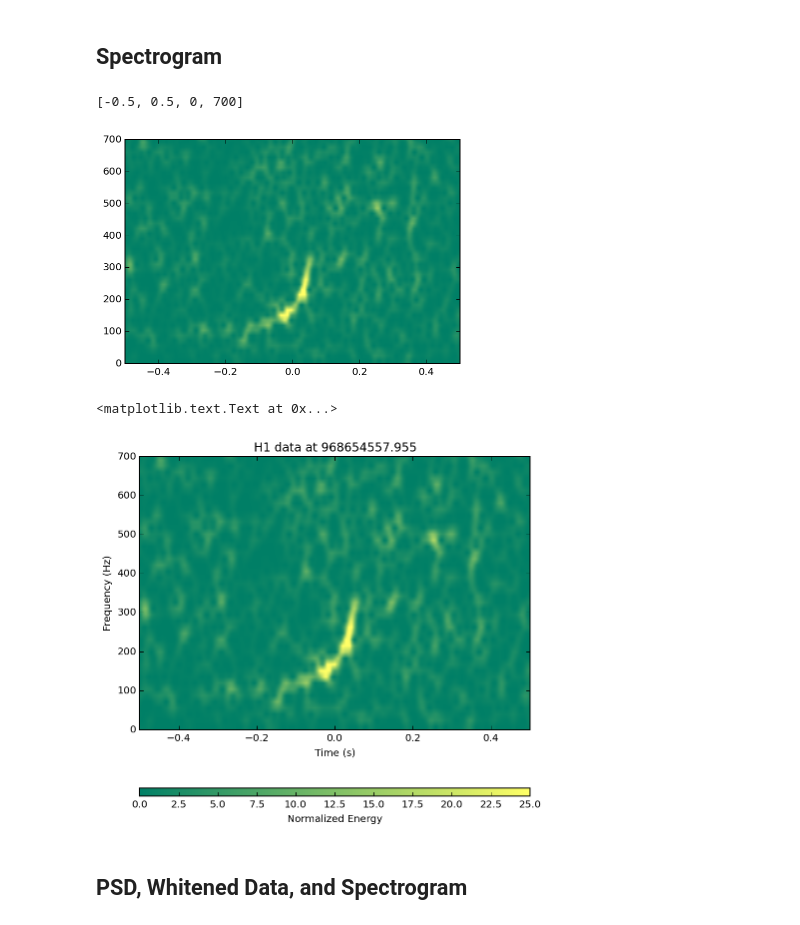
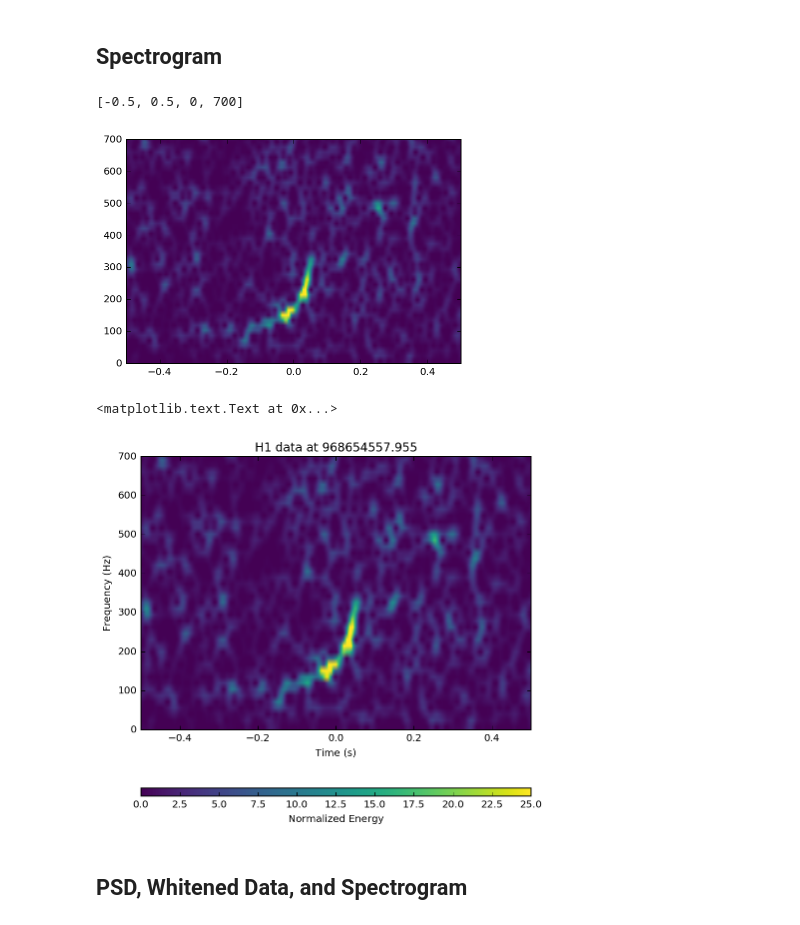
Before and after one commit to gwosc-tutorial/quickview, a Jupyter notebook: index.ipynb, the cells around one changed output. Drawn from its saved outputs; the diff is of its cells as text; code cells hidden in the pictures.

Commit message:
viridis color map

```diff
--- a/index.ipynb
+++ b/index.ipynb
@@ -158,23 +158,23 @@ plt.savefig('strain_whitened.png')
 # %%
 # pick a shorter FTT time interval, like 1/16 of a second:
 NFFT = int(fs/16.)
 # and with a lot of overlap, to resolve short-time features:
 NOVL = int(NFFT*15./16)
 # and choose a window that minimizes "spectral leakage"
 # (https://en.wikipedia.org/wiki/Spectral_leakage)
 window = np.blackman(NFFT)
 
-# spec_cmap='viridis'
-spec_cmap='summer'
+spec_cmap='viridis'
+#spec_cmap='summer'
 
 # Calculate the whitened spectrogram
 plt.figure()
 spec_H1, freqs, bins, im = plt.specgram(strain_whiten, NFFT=NFFT, Fs=fs, window=window,
       noverlap=NOVL, xextent=[-deltat,deltat], cmap=spec_cmap, vmin=0, vmax=0.01, scale='linear')
 plt.axis([-0.5, 0.5, 0, 700])
 # %% [output]
 [-0.5, 0.5, 0, 700]
-[figure, old version]
+[figure, new version]
 # %%
 # -- Normalize the Spectrogram, and re-plot it with conventions that mimic Omega Pipeline
 fig3, ax = plt.subplots(figsize=(7,7))
@@ -189,7 +189,7 @@ plt.ylabel('Frequency (Hz)')
 plt.title('{ifo} data at {t0}'.format(ifo=detector, t0=t0))
 # %% [output]
 <matplotlib.text.Text at 0x...>
-[figure, old version]
+[figure, new version]
 # %% [markdown]
 ## PSD, Whitened Data, and Spectrogram
 # %%
```
Also changed, not shown: parts of 5 cells of this notebook.
